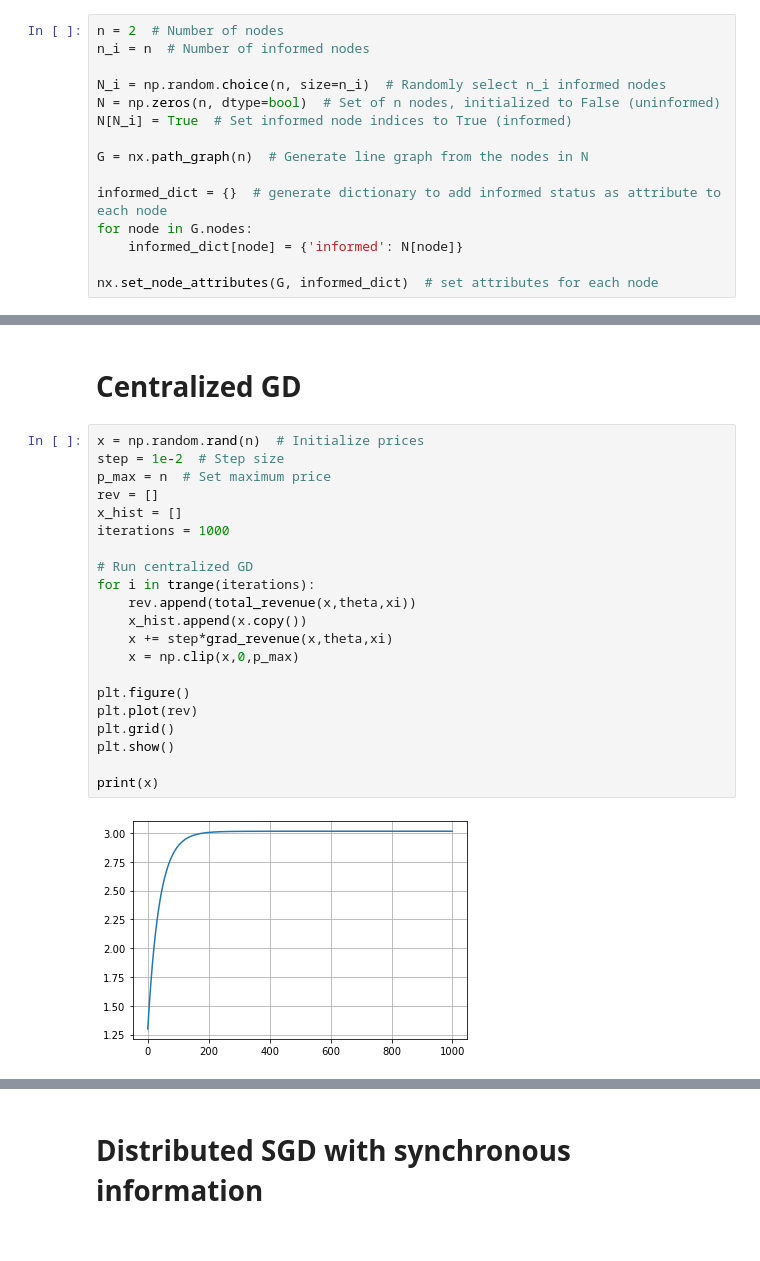
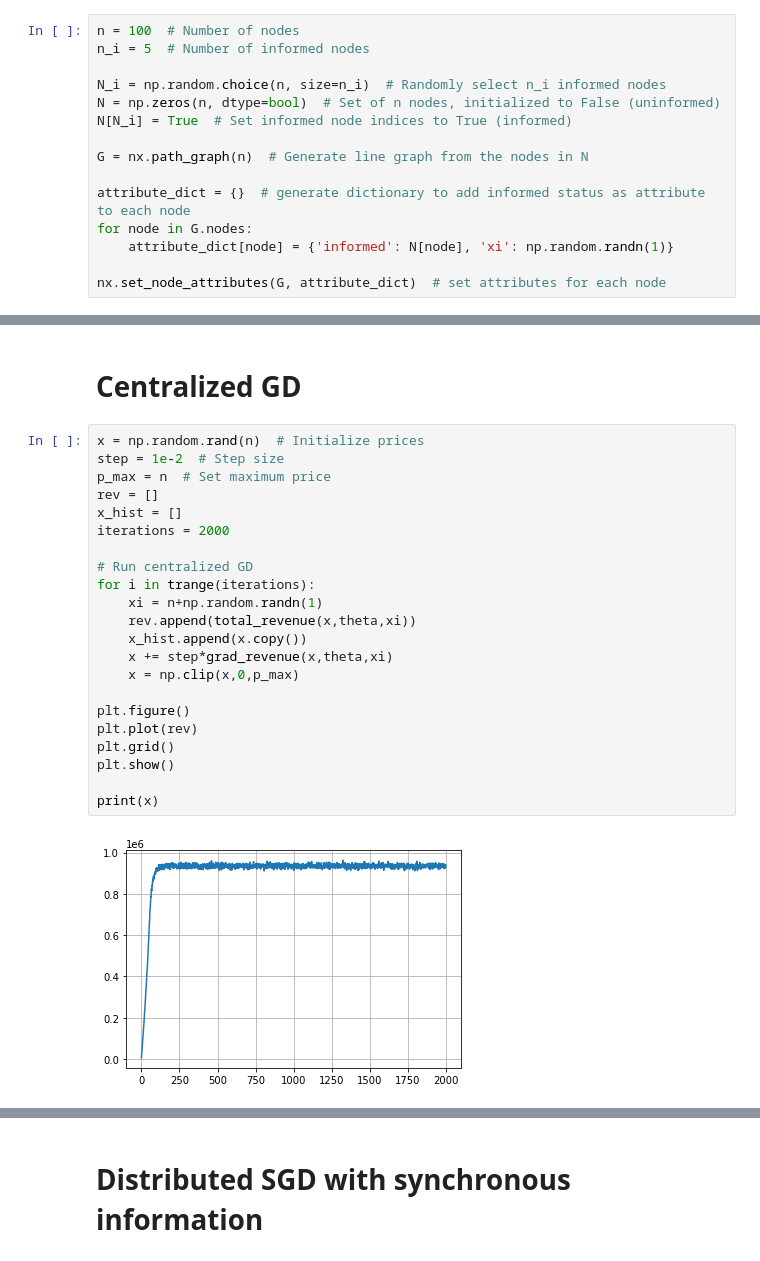
Before and after one commit to evanjfaulkner/Distributed-Opt, a Jupyter notebook: distributed_bertrand.ipynb, the cells around one changed output, grey strips where cells are left out. Drawn from its saved outputs; the diff is of its cells as text.

```diff
--- a/distributed_bertrand.ipynb
+++ b/distributed_bertrand.ipynb
@@ -20,8 +20,8 @@ $$D_i(x_i,x_{-i},\xi) = \xi + \theta^\top x$$
 # %% [markdown]
 # Generate Communication Network
 # %%
-n = 2  # Number of nodes
-n_i = n  # Number of informed nodes
+n = 100  # Number of nodes
+n_i = 5  # Number of informed nodes
 
 N_i = np.random.choice(n, size=n_i)  # Randomly select n_i informed nodes
 N = np.zeros(n, dtype=bool)  # Set of n nodes, initialized to False (uninformed)
@@ -29,11 +29,11 @@ N[N_i] = True  # Set informed node indices to True (informed)
 
 G = nx.path_graph(n)  # Generate line graph from the nodes in N
 
-informed_dict = {}  # generate dictionary to add informed status as attribute to each node
+attribute_dict = {}  # generate dictionary to add informed status as attribute to each node
 for node in G.nodes:
-    informed_dict[node] = {'informed': N[node]}
+    attribute_dict[node] = {'informed': N[node], 'xi': np.random.randn(1)}
 
-nx.set_node_attributes(G, informed_dict)  # set attributes for each node
+nx.set_node_attributes(G, attribute_dict)  # set attributes for each node
 # %%
 nx.draw_spectral(G)
 # %% [output]
@@ -67,23 +78,24 @@ def grad_revenue(x,theta,xi):  # gradients wrt individual revenues
 # %%
 x = np.random.rand(n)  # Initialize prices
 step = 1e-2  # Step size
 p_max = n  # Set maximum price
 rev = []
 x_hist = []
-iterations = 1000
+iterations = 2000
 
 # Run centralized GD
 for i in trange(iterations):
+    xi = n+np.random.randn(1)
     rev.append(total_revenue(x,theta,xi))
     x_hist.append(x.copy())
     x += step*grad_revenue(x,theta,xi)
     x = np.clip(x,0,p_max)
 
 plt.figure()
 plt.plot(rev)
 plt.grid()
 plt.show()
 
 print(x)
 # %% [output]
-[figure, old version]
+[figure, new version]
```
Also changed, not shown: parts of 16 cells of this notebook.
